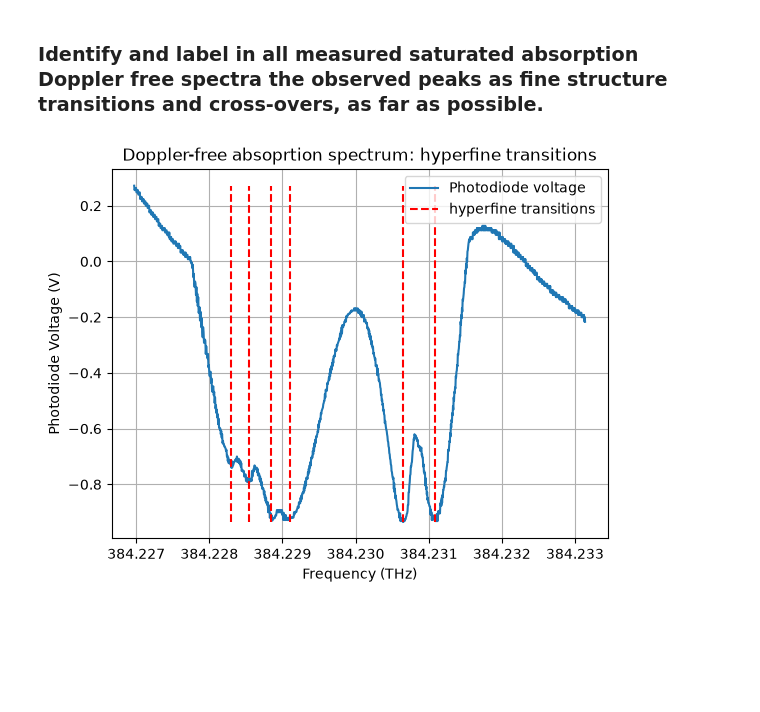
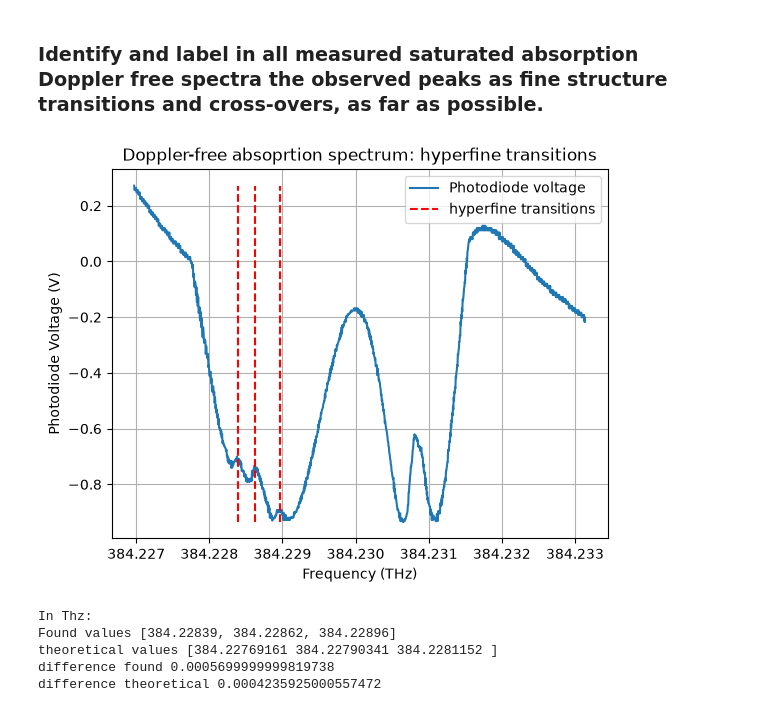
Before and after one commit to mandarhijn/Rb-spectroscopy, a Jupyter notebook: analysis.ipynb, the cells around one changed output. Cells and saved outputs as stored; diff of their text form; code cells hidden in the pictures; blank space fills up the shorter version.

```diff
--- a/analysis.ipynb
+++ b/analysis.ipynb
@@ -462,15 +462,32 @@ print(temps)
 # %%
 x_df, ch1_corrected_df, ch2_df = load_data_remove_background('data/NewFile13.csv', 'data/NewFile18.csv')
 
-hyperfine1 = [384.2283, 384.22854, 384.22885, 384.2291, 384.23065, 384.23109]
+hyperfine1 = [384.22839, 384.22862, 384.22896]
 
 plot_channel(f_range_df, ch1_corrected_df, label1='Photodiode voltage', title='Doppler-free absoprtion spectrum: hyperfine transitions')
 plt.vlines(hyperfine1, ymin=np.min(ch1_corrected_df), ymax=np.max(ch1_corrected_df), color='r', linestyle='--', label='hyperfine transitions')
 plt.ticklabel_format(axis='x', style='plain', useOffset=False)
 plt.xlabel('Frequency (THz)')
 plt.ylabel('Photodiode Voltage (V)')
 plt.legend()
 plt.grid(True)
 plt.show()
 # %% [output]
-[figure, old version]
+[figure, new version]
+# %%
+# 87Rb F=2 to F' Gigahertz
+print("In Thz:")
+print("Found values", hyperfine1)
+f2f1 = 384230.4844685 - 2.563005979089109 - 0.2298518
+f2f3 = 384230.4844685 - 2.563005979089109 + 0.1937407
+hyperfine_freq_1 = np.array([f2f1, np.mean([f2f1, f2f3]), f2f3])/1000
+
+print("theoretical values", hyperfine_freq_1)
+print("difference found", hyperfine1[2]-hyperfine1[0])
+print("difference theoretical", hyperfine_freq_1[2]-hyperfine_freq_1[0])
+# %% [output]
+In Thz:
+Found values [384.22839, 384.22862, 384.22896]
+theoretical values [384.22769161 384.22790341 384.2281152 ]
+difference found 0.0005699999999819738
+difference theoretical 0.0004235925000557472
```
